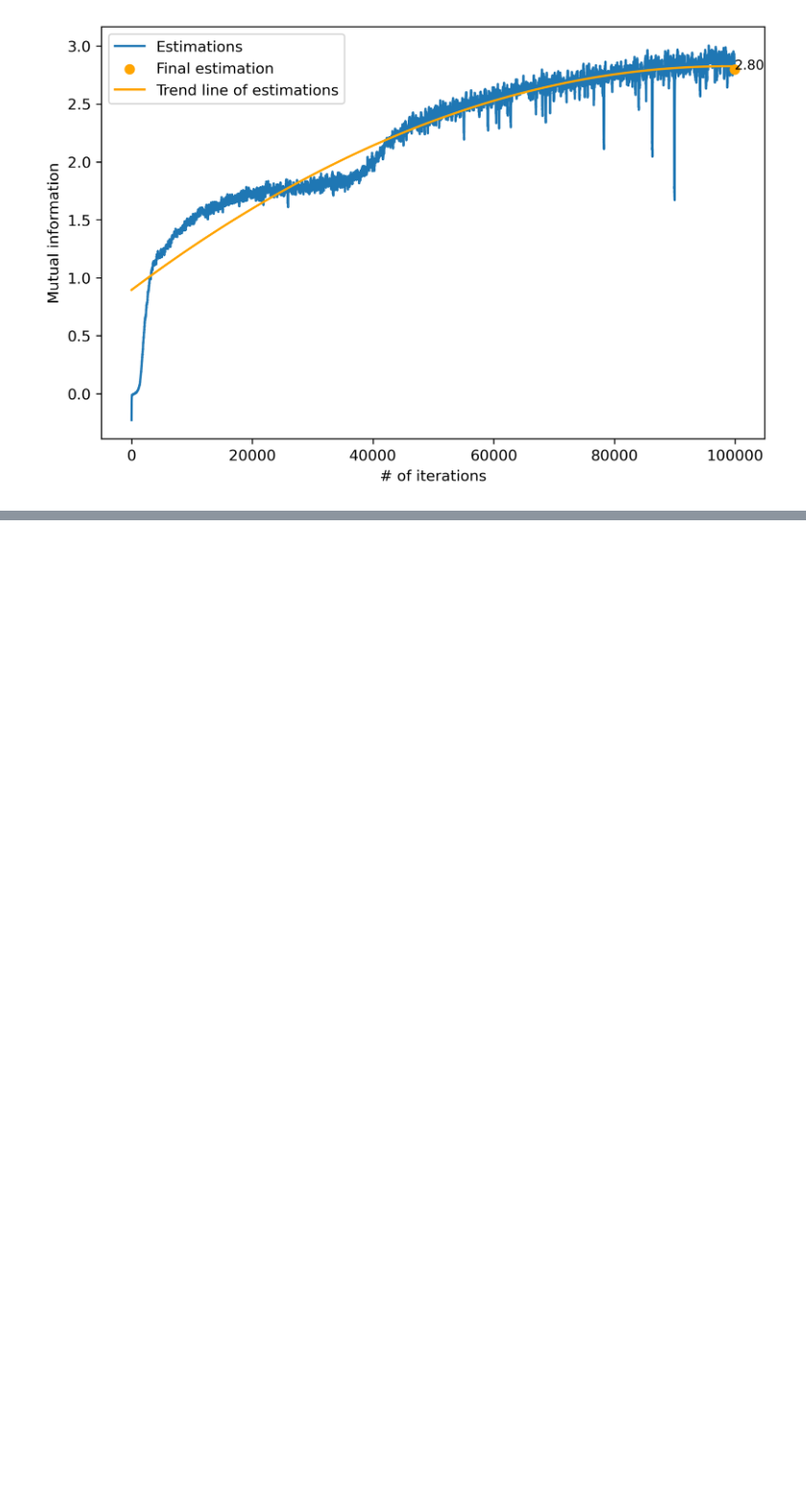
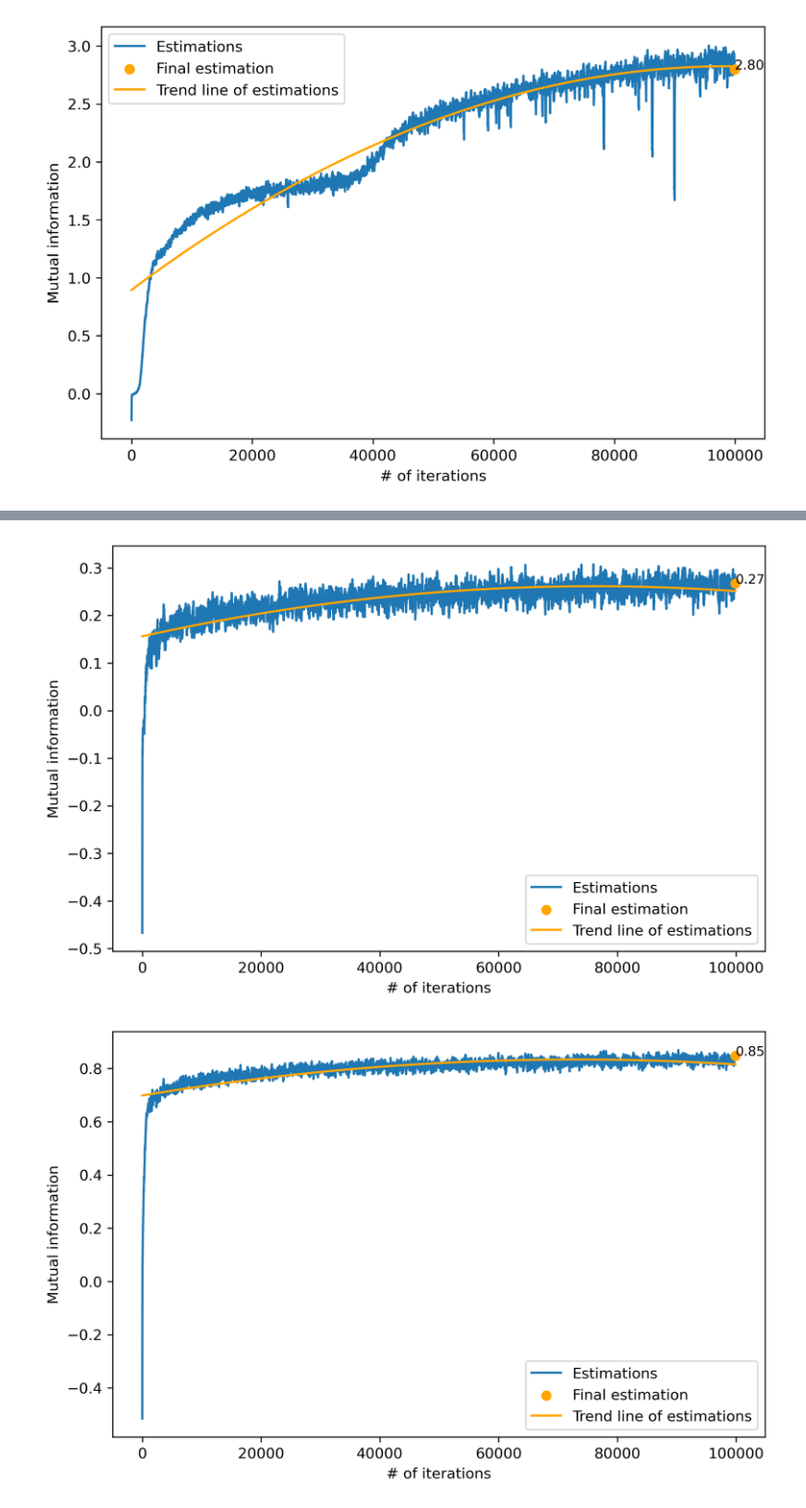
Before and after one commit to umityigitbsrn/mine-mutual-information-neural-estimation, a Jupyter notebook: sss_mutual_information_nb.ipynb, the cells around one changed output, grey strips where cells are left out. Shown at 96% size. Drawn from its saved outputs; the diff is of its cells as text; code cells hidden in the pictures; blank space fills up the shorter version.

```diff
--- a/sss_mutual_information_nb.ipynb
+++ b/sss_mutual_information_nb.ipynb
@@ -284,3 +333,33 @@ result_sss = train_all_coeff(mutual_information_dataset, mine_net_sss, mine_net_
 plot_graphs(result_sss, 'tmp')
 # %% [output]
 [figure]
+# %%
+def pol_mul(first, second):
+    resulting_pol = np.zeros(2*(len(first) - 1) + 1)
+    for first_idx, first_el in enumerate(first):
+        for second_idx, second_el in enumerate(second):
+            resulting_pol[first_idx + second_idx] += first_el * second_el
+    return resulting_pol
+# %%
+# creating the dataset
+## starting from basic shamir secret sharing with real numbers
+## creating the polynomials first (reverse order - higher degree in the beginning)
+first_poly_dataset = np.random.randint(2, size=(num_of_poly_N, degree_of_poly_T))
+# to create a resulting polynomial without any zero in the largest degree
+second_poly_dataset = np.random.randint(2, size=(num_of_poly_N, degree_of_poly_T))
+multiplied_poly_dataset = np.empty((num_of_poly_N, 2 * (degree_of_poly_T - 1) + 1))
+for idx in range(num_of_poly_N):
+    multiplied_poly_dataset[idx] = pol_mul(first_poly_dataset[idx], second_poly_dataset[idx])
+
+mutual_information_dataset = np.empty((num_of_poly_N, 2 * (degree_of_poly_T - 1) + 3))
+mutual_information_dataset[:, 2:] = multiplied_poly_dataset
+mutual_information_dataset[:, 1] = second_poly_dataset[:, 0]
+mutual_information_dataset[:, 0] = first_poly_dataset[:, 0]
+mutual_information_dataset = mutual_information_dataset.astype(np.float64)
+mutual_information_dataset = torch.from_numpy(mutual_information_dataset.copy())
+# %%
+mine_net_sss_cond_first = Mine(input_size=2 * (degree_of_poly_T - 1) + 3).to(device)
+mine_net_optim_sss_cond_first = optim.Adam(mine_net_sss_cond_first.parameters(), lr=1e-3)
+mine_net_sss_cond_second = Mine(input_size=3).to(device)
+mine_net_optim_sss_cond_second = optim.Adam(mine_net_sss_cond_second.parameters(), lr=1e-3)
+result_sss = train_conditional(mutual_information_dataset, mine_net_sss_cond_first, mine_net_optim_sss_cond_first, mine_net_sss_cond_second, mine_net_optim_sss_cond_second)
@@ -286,0 +384,10 @@ plot_graphs(result_sss, 'tmp')
+# %%
+result_first, result_second = result_sss
+result_first, result_second = np.asarray(result_first), np.asarray(result_second)
+result_diff = result_first - result_second
+plot_graphs(result_diff, 'tmp')
+plot_graphs(result_first, 'tmp')
+plot_graphs(result_second, 'tmp')
+# %% [output]
+[figure, added]
+[figure, added]
```
Also changed, not shown: parts of 12 cells of this notebook, 2 other files.
